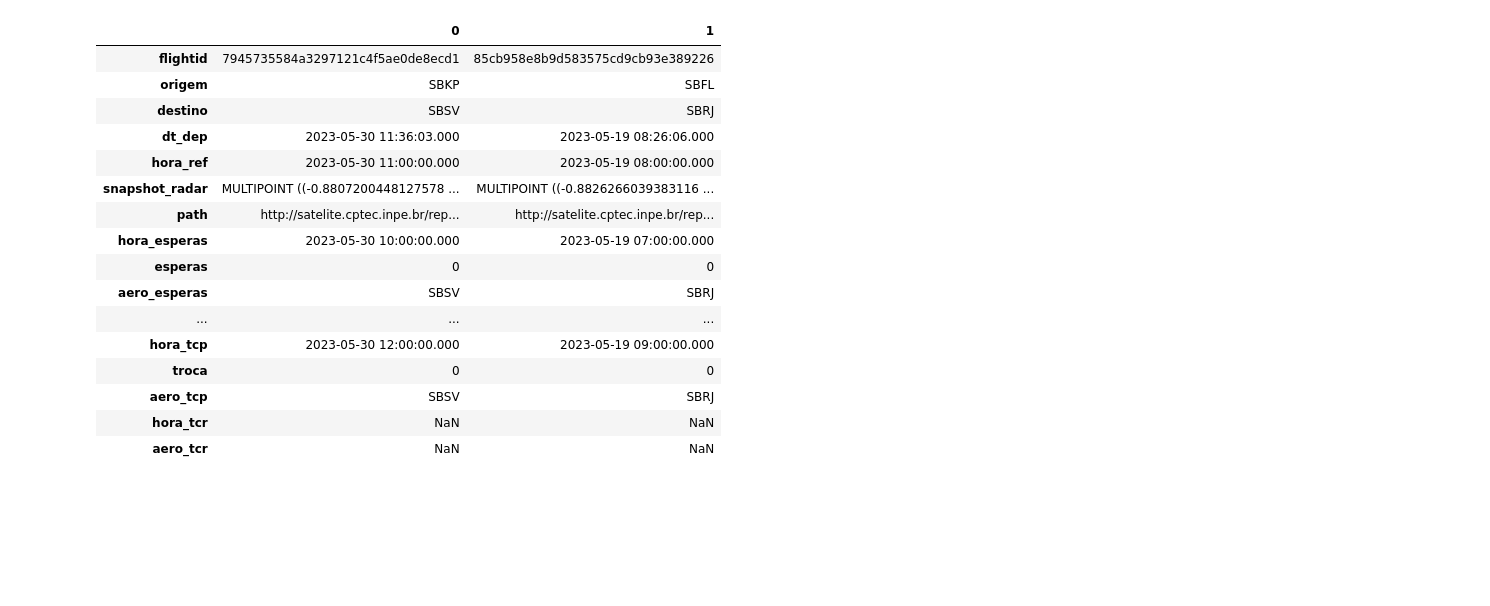
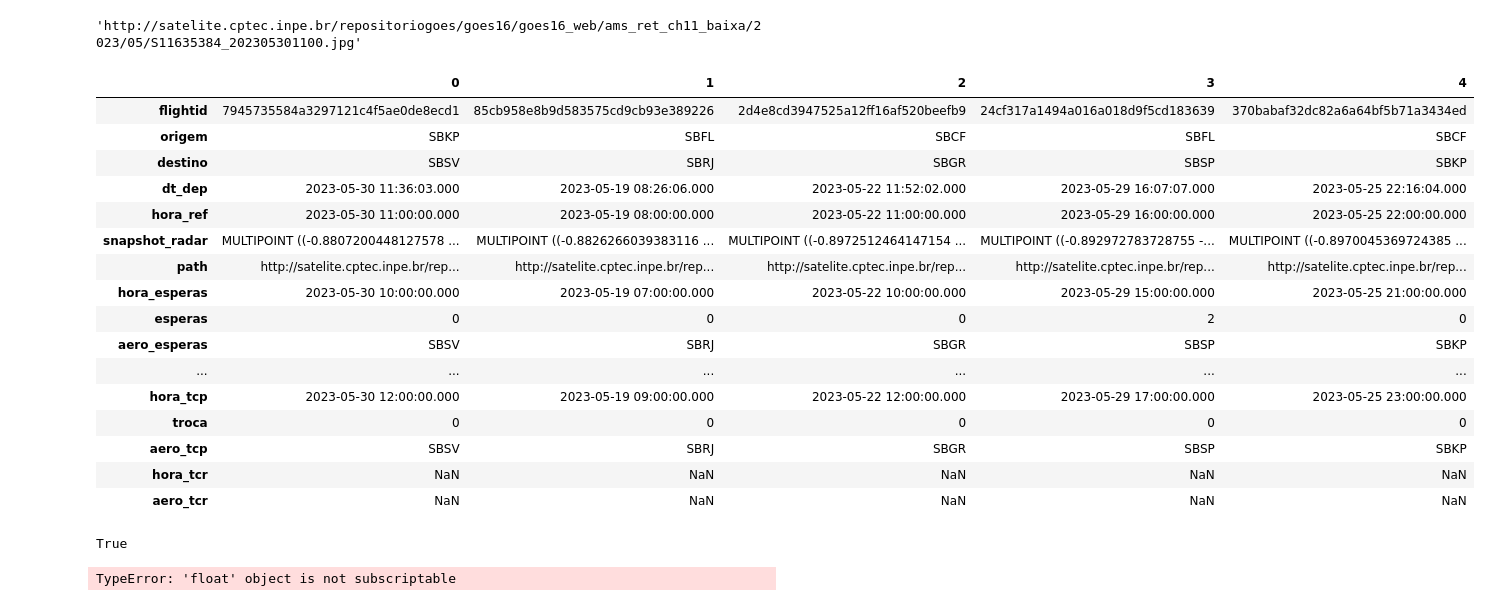
Before and after one commit to UFRJ-Analytica/competicao-ita, a Jupyter notebook: main.ipynb, the cells around one changed output. Drawn from its saved outputs; the diff is of its cells as text; code cells hidden in the pictures; blank space fills up the shorter version.

```diff
--- a/main.ipynb
+++ b/main.ipynb
@@ -43,20 +43,24 @@ array(['METAR SBSV 301100Z 12009KT 9999 FEW023 28/21 Q1019=',
+# %%
+df.path.iloc[0]
+# %% [output]
+'http://satelite.cptec.inpe.br/repositoriogoes/goes16/goes16_web/ams_ret_ch11_baixa/2023/05/S11635384_202305301100.jpg'
 # %%
-df.head(2).T
+df.head(5).T
 # %% [output]
-|  | 0 | 1 |
-| flightid | 7945735584a3297121c4f5ae0de8ecd1 | 85cb958e8b9d583575cd9cb93e389226 |
-| origem | SBKP | SBFL |
-| destino | SBSV | SBRJ |
-| dt_dep | 2023-05-30 11:36:03.000 | 2023-05-19 08:26:06.000 |
-| hora_ref | 2023-05-30 11:00:00.000 | 2023-05-19 08:00:00.000 |
-| snapshot_radar | MULTIPOINT ((-0.8807200448127578 ... | MULTIPOINT ((-0.8826266039383116 ... |
-| path | http://satelite.cptec.inpe.br/rep... | http://satelite.cptec.inpe.br/rep... |
-| hora_esperas | 2023-05-30 10:00:00.000 | 2023-05-19 07:00:00.000 |
-| esperas | 0 | 0 |
-| aero_esperas | SBSV | SBRJ |
-| ... | ... | ... |
-| hora_tcp | 2023-05-30 12:00:00.000 | 2023-05-19 09:00:00.000 |
-| troca | 0 | 0 |
-| aero_tcp | SBSV | SBRJ |
-| hora_tcr | NaN | NaN |
-| aero_tcr | NaN | NaN |
+|  | 0 | 1 | 2 | 3 | 4 |
+| flightid | 7945735584a3297121c4f5ae0de8ecd1 | 85cb958e8b9d583575cd9cb93e389226 | 2d4e8cd3947525a12ff16af520beefb9 | 24cf317a1494a016a018d9f5cd183639 | 370babaf32dc82a6a64bf5b71a3434ed |
+| origem | SBKP | SBFL | SBCF | SBFL | SBCF |
+| destino | SBSV | SBRJ | SBGR | SBSP | SBKP |
+| dt_dep | 2023-05-30 11:36:03.000 | 2023-05-19 08:26:06.000 | 2023-05-22 11:52:02.000 | 2023-05-29 16:07:07.000 | 2023-05-25 22:16:04.000 |
+| hora_ref | 2023-05-30 11:00:00.000 | 2023-05-19 08:00:00.000 | 2023-05-22 11:00:00.000 | 2023-05-29 16:00:00.000 | 2023-05-25 22:00:00.000 |
+| snapshot_radar | MULTIPOINT ((-0.8807200448127578 ... | MULTIPOINT ((-0.8826266039383116 ... | MULTIPOINT ((-0.8972512464147154 ... | MULTIPOINT ((-0.892972783728755 -... | MULTIPOINT ((-0.8970045369724385 ... |
+| path | http://satelite.cptec.inpe.br/rep... | http://satelite.cptec.inpe.br/rep... | http://satelite.cptec.inpe.br/rep... | http://satelite.cptec.inpe.br/rep... | http://satelite.cptec.inpe.br/rep... |
+| hora_esperas | 2023-05-30 10:00:00.000 | 2023-05-19 07:00:00.000 | 2023-05-22 10:00:00.000 | 2023-05-29 15:00:00.000 | 2023-05-25 21:00:00.000 |
+| esperas | 0 | 0 | 0 | 2 | 0 |
+| aero_esperas | SBSV | SBRJ | SBGR | SBSP | SBKP |
+| ... | ... | ... | ... | ... | ... |
+| hora_tcp | 2023-05-30 12:00:00.000 | 2023-05-19 09:00:00.000 | 2023-05-22 12:00:00.000 | 2023-05-29 17:00:00.000 | 2023-05-25 23:00:00.000 |
+| troca | 0 | 0 | 0 | 0 | 0 |
+| aero_tcp | SBSV | SBRJ | SBGR | SBSP | SBKP |
+| hora_tcr | NaN | NaN | NaN | NaN | NaN |
+| aero_tcr | NaN | NaN | NaN | NaN | NaN |
@@ -62,0 +70,8 @@ df.head(2).T
+# %%
+pd.isna(df['hora_metaf'].iloc[0])
+# %% [output]
+True
+# %%
+df['hora_metaf'].apply(lambda row: row['hora_metar'] + timedelta(hours=1) if pd.isna(row) else row)
+# %% [output]
+TypeError: 'float' object is not subscriptable
```
Also changed, not shown: parts of 7 cells of this notebook, 2 other files.
